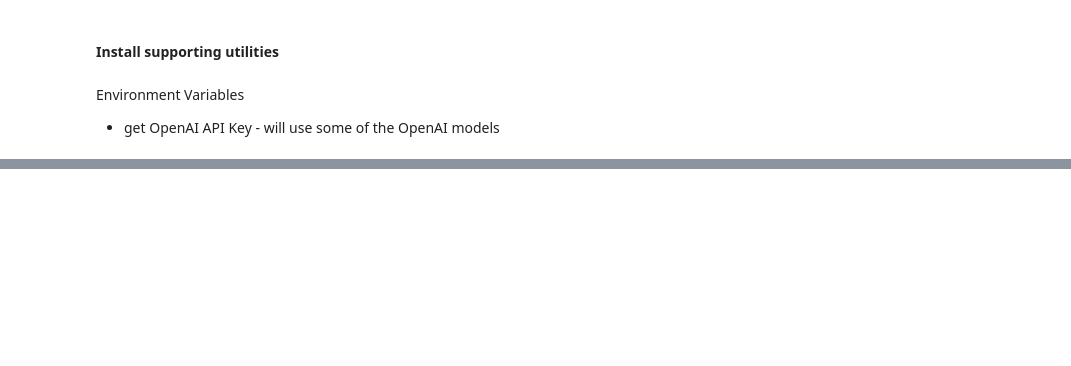
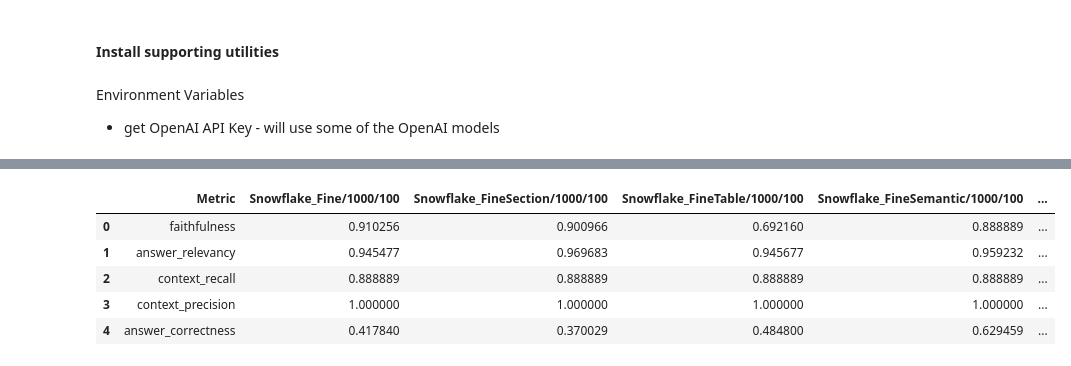
Before and after one commit to rchrdgwr/AIE4-Midterm, a Jupyter notebook: rag_chain.ipynb, the cells around one changed output, grey strips where cells are left out. Drawn from its saved outputs; the diff is of its cells as text; code cells hidden in the pictures; blank space fills up the shorter version.

```diff
--- a/rag_chain.ipynb
+++ b/rag_chain.ipynb
@@ -172,0 +582,10 @@ Number of found context: 4
+# %%
+df = compare_results_4(snowflake_finetune_state , snowflake_finetune_section_state, snowflake_finetune_table_state, snowflake_finetune_semantic_state)
+df
+# %% [output]
+|  | Metric | Snowflake_Fine/1000/100 | Snowflake_FineSection/1000/100 | Snowflake_FineTable/1000/100 | Snowflake_FineSemantic/1000/100 | ... |
+| 0 | faithfulness | 0.910256 | 0.900966 | 0.692160 | 0.888889 | ... |
+| 1 | answer_relevancy | 0.945477 | 0.969683 | 0.945677 | 0.959232 | ... |
+| 2 | context_recall | 0.888889 | 0.888889 | 0.888889 | 0.888889 | ... |
+| 3 | context_precision | 1.000000 | 1.000000 | 1.000000 | 1.000000 | ... |
+| 4 | answer_correctness | 0.417840 | 0.370029 | 0.484800 | 0.629459 | ... |
```
Also changed, not shown: parts of 39 cells of this notebook, 29 other files.
